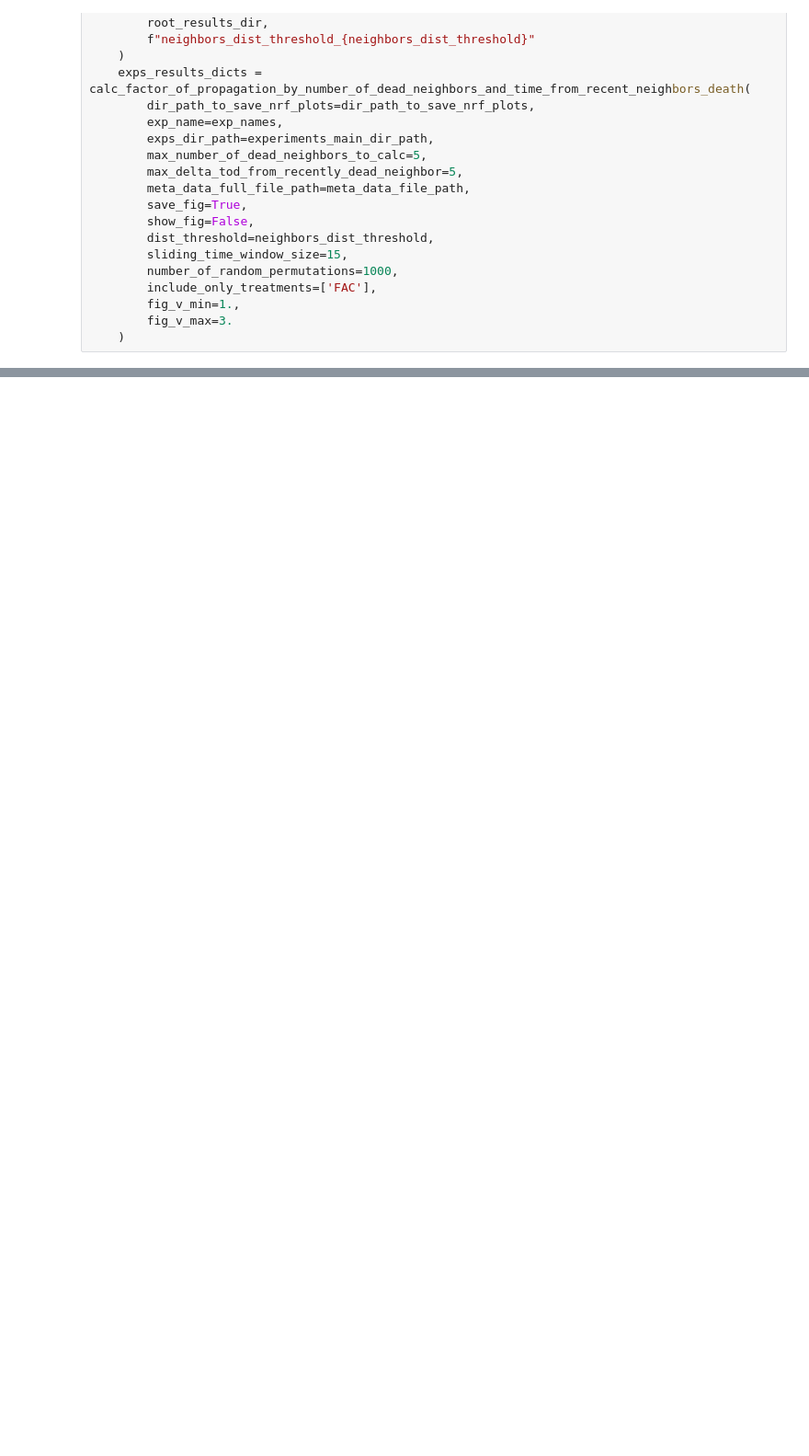
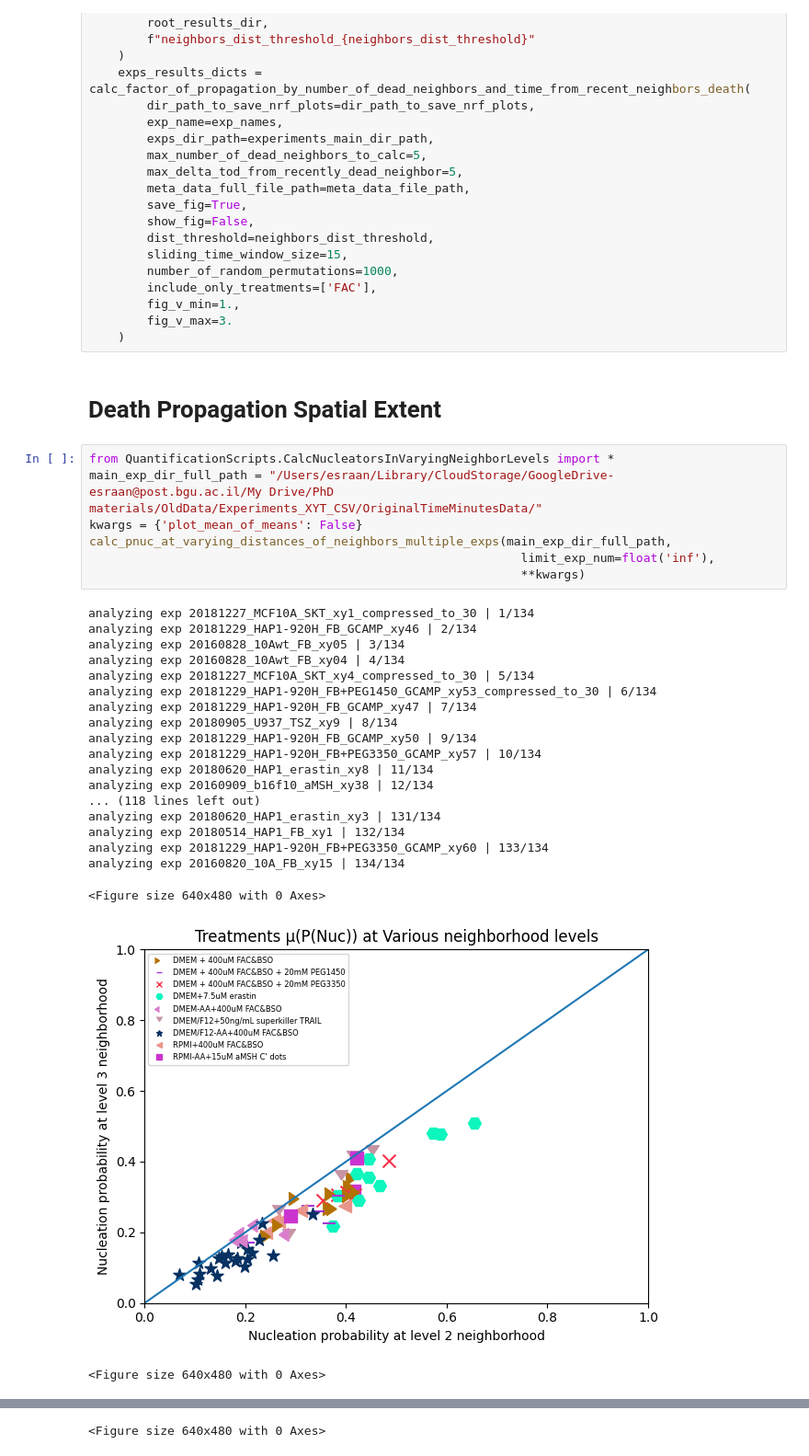
Before and after one commit to esraan/CellDeathQuantification, a Jupyter notebook: ResultsRegenaration.ipynb, the cells around one changed output, grey strips where cells are left out. Shown: that part at 92% size. Saved outputs shown, nothing was run; the diff lists cells and outputs as text; blank space fills up the shorter version.

```diff
--- a/ResultsRegenaration.ipynb
+++ b/ResultsRegenaration.ipynb
@@ -264,3 +264,33 @@ for neighbors_dist_threshold in (100, 150, 200, 250, 300): #
         fig_v_min=1.,
         fig_v_max=3.
     )
+# %% [markdown]
+# Death Propagation Spatial Extent
+# %%
+from QuantificationScripts.CalcNucleatorsInVaryingNeighborLevels import *
+main_exp_dir_full_path = "/Users/esraan/Library/CloudStorage/GoogleDrive-esraan@post.bgu.ac.il/My Drive/PhD materials/OldData/Experiments_XYT_CSV/OriginalTimeMinutesData/"
+kwargs = {'plot_mean_of_means': False}
+calc_pnuc_at_varying_distances_of_neighbors_multiple_exps(main_exp_dir_full_path,
+                                                            limit_exp_num=float('inf'),
+                                                            **kwargs)
+# %% [output]
+analyzing exp 20181227_MCF10A_SKT_xy1_compressed_to_30 | 1/134
+analyzing exp 20181229_HAP1-920H_FB_GCAMP_xy46 | 2/134
+analyzing exp 20160828_10Awt_FB_xy05 | 3/134
+analyzing exp 20160828_10Awt_FB_xy04 | 4/134
+analyzing exp 20181227_MCF10A_SKT_xy4_compressed_to_30 | 5/134
+analyzing exp 20181229_HAP1-920H_FB+PEG1450_GCAMP_xy53_compressed_to_30 | 6/134
+analyzing exp 20181229_HAP1-920H_FB_GCAMP_xy47 | 7/134
+analyzing exp 20180905_U937_TSZ_xy9 | 8/134
+analyzing exp 20181229_HAP1-920H_FB_GCAMP_xy50 | 9/134
+analyzing exp 20181229_HAP1-920H_FB+PEG3350_GCAMP_xy57 | 10/134
+analyzing exp 20180620_HAP1_erastin_xy8 | 11/134
+analyzing exp 20160909_b16f10_aMSH_xy38 | 12/134
+... (118 lines left out)
+analyzing exp 20180620_HAP1_erastin_xy3 | 131/134
+analyzing exp 20180514_HAP1_FB_xy1 | 132/134
+analyzing exp 20181229_HAP1-920H_FB+PEG3350_GCAMP_xy60 | 133/134
+analyzing exp 20160820_10A_FB_xy15 | 134/134
+<Figure size 640x480 with 0 Axes>
+[figure, added]
+<Figure size 640x480 with 0 Axes>
@@ -266,0 +298 @@ for neighbors_dist_threshold in (100, 150, 200, 250, 300): #
+<Figure size 640x480 with 0 Axes>
```
Also changed, not shown: parts of 1 cell of this notebook.
